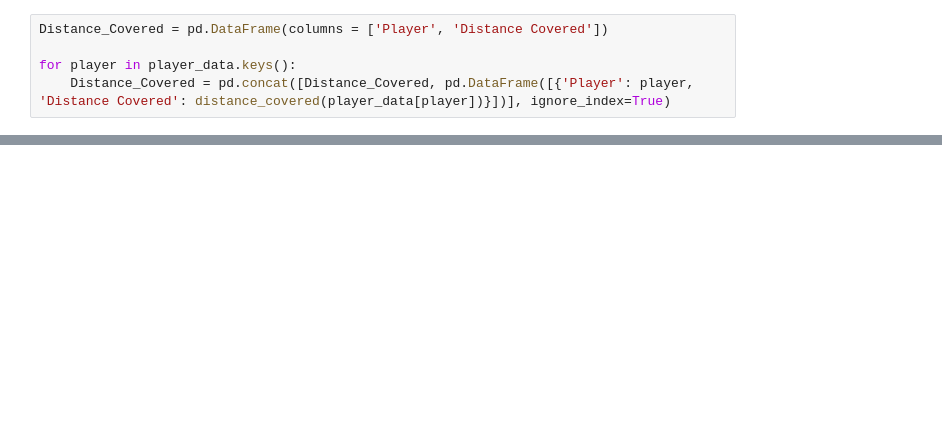
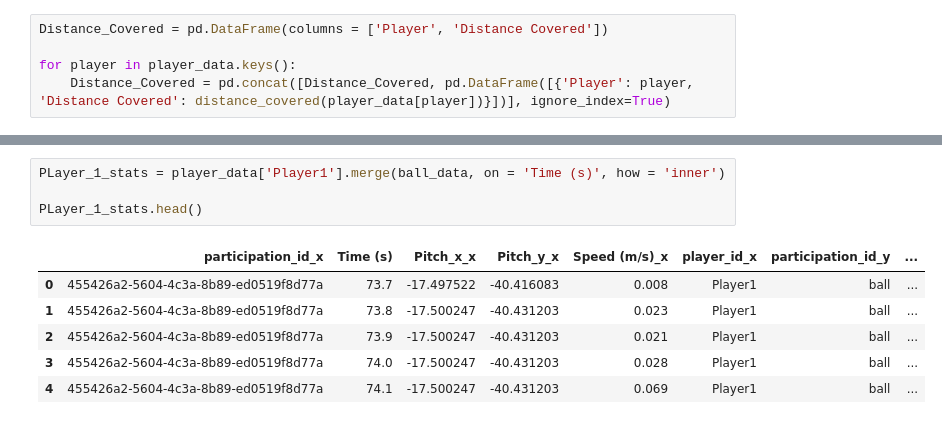
Before and after one commit to Abinav-karthikeyan/PlayerData-Technical-Task, a Jupyter notebook: Exploration.ipynb, the cells around one changed output, grey strips where cells are left out. Drawn from its saved outputs; the diff is of its cells as text; blank space fills up the shorter version.

```diff
--- a/Exploration.ipynb
+++ b/Exploration.ipynb
@@ -336,0 +391,11 @@ Distance_Covered
+# %%
+PLayer_1_stats = player_data['Player1'].merge(ball_data, on = 'Time (s)', how = 'inner')
+
+PLayer_1_stats.head()
+# %% [output]
+|  | participation_id_x | Time (s) | Pitch_x_x | Pitch_y_x | Speed (m/s)_x | player_id_x | participation_id_y | ... |
+| 0 | 455426a2-5604-4c3a-8b89-ed0519f8d77a | 73.7 | -17.497522 | -40.416083 | 0.008 | Player1 | ball | ... |
+| 1 | 455426a2-5604-4c3a-8b89-ed0519f8d77a | 73.8 | -17.500247 | -40.431203 | 0.023 | Player1 | ball | ... |
+| 2 | 455426a2-5604-4c3a-8b89-ed0519f8d77a | 73.9 | -17.500247 | -40.431203 | 0.021 | Player1 | ball | ... |
+| 3 | 455426a2-5604-4c3a-8b89-ed0519f8d77a | 74.0 | -17.500247 | -40.431203 | 0.028 | Player1 | ball | ... |
+| 4 | 455426a2-5604-4c3a-8b89-ed0519f8d77a | 74.1 | -17.500247 | -40.431203 | 0.069 | Player1 | ball | ... |
```
Also changed, not shown: parts of 27 cells of this notebook.
